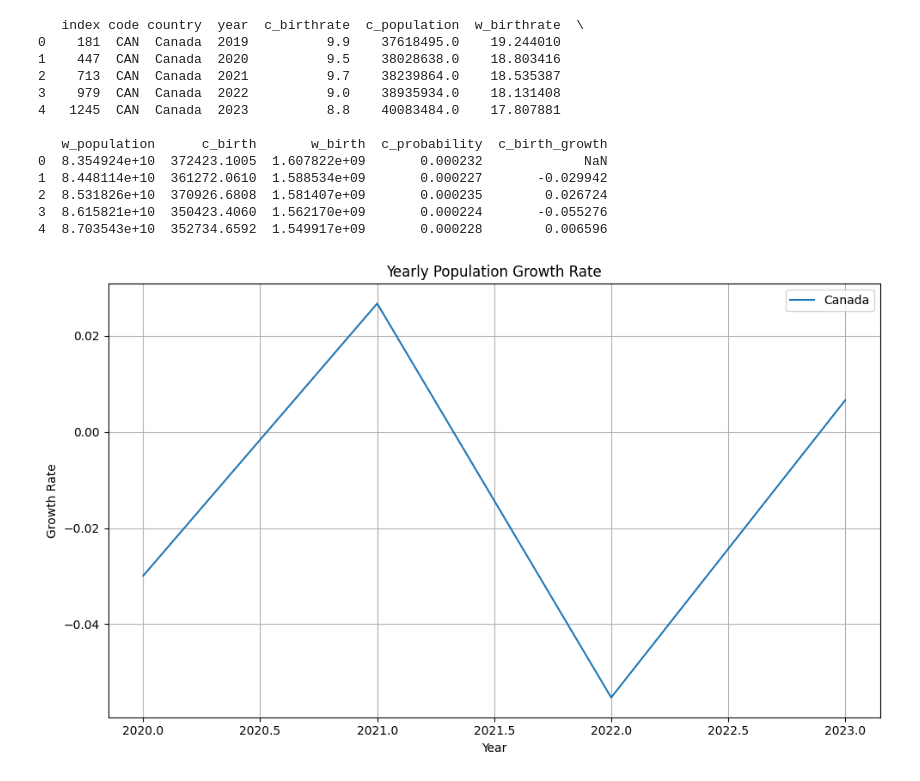
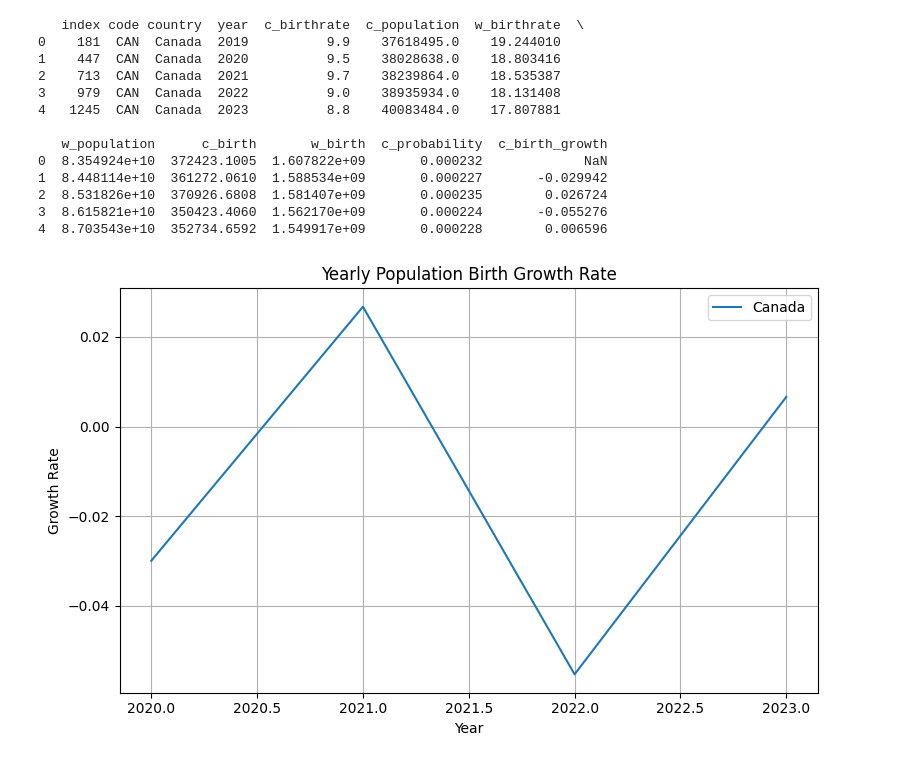
Before and after one commit to aleem-dev/DataAnalysis, a Jupyter notebook: ResearchExplore/Concepts/dsdt/dsdt.ipynb, the cells around one changed output. Saved outputs shown, nothing was run; the diff lists cells and outputs as text; code cells hidden in the pictures.

```diff
--- a/ResearchExplore/Concepts/dsdt/dsdt.ipynb
+++ b/ResearchExplore/Concepts/dsdt/dsdt.ipynb
@@ -313,15 +319,15 @@ print(df_maple_roots.head())
 4  8.703543e+10  352734.6592  1.549917e+09       0.000228        0.006596
 # %%
 # plot growth rate
-plt.figure(figsize=(10,6))
+plt.figure(figsize=(8,5))
 plt.plot(df_maple_roots['year'],df_maple_roots['c_birth_growth'], label=df_maple_roots['country'].iloc[0])
 
-plt.title("Yearly Population Growth Rate")
+plt.title("Yearly Population Birth Growth Rate")
 plt.ylabel("Growth Rate")
 plt.xlabel("Year")
 plt.legend()
 plt.grid(True)
 plt.tight_layout()
 plt.show()
 # %% [output]
-[figure, old version]
+[figure, new version]
```
Also changed, not shown: parts of 2 cells of this notebook.
